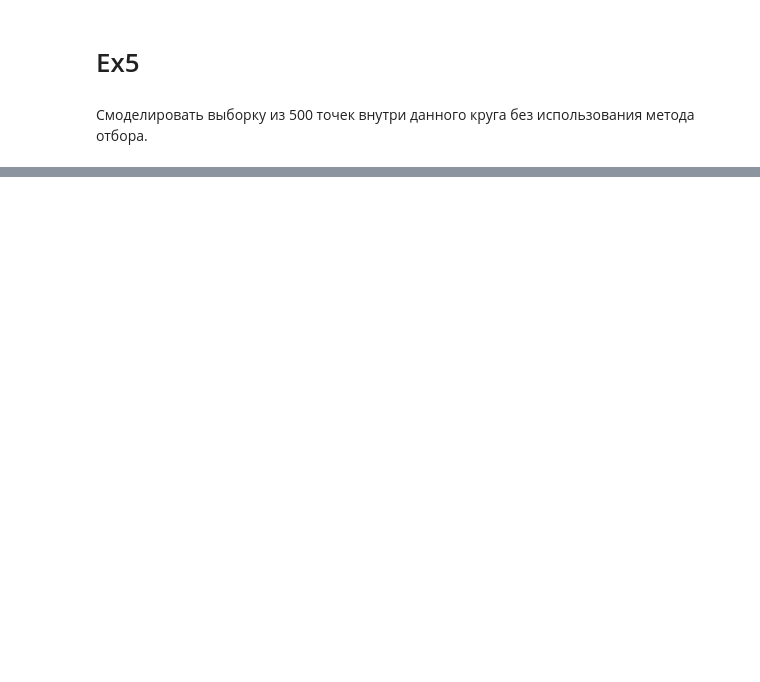
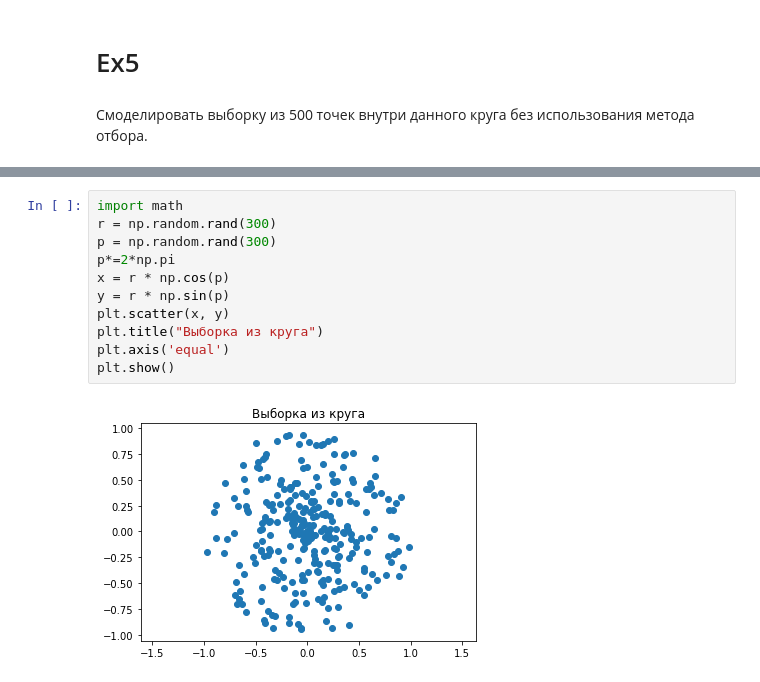
Before and after one commit to isakovaAR/homework, a Jupyter notebook: homework5.ipynb, the cells around one changed output, grey strips where cells are left out. Saved outputs shown, nothing was run; the diff lists cells and outputs as text; blank space fills up the shorter version.

```diff
--- a/homework5.ipynb
+++ b/homework5.ipynb
@@ -132,0 +141,13 @@ plt.show()
+# %%
+import math
+r = np.random.rand(300)
+p = np.random.rand(300)
+p*=2*np.pi
+x = r * np.cos(p)
+y = r * np.sin(p)
+plt.scatter(x, y)
+plt.title("Выборка из круга")
+plt.axis('equal')
+plt.show()
+# %% [output]
+[figure, added]
```
Also changed, not shown: parts of 19 cells of this notebook.
